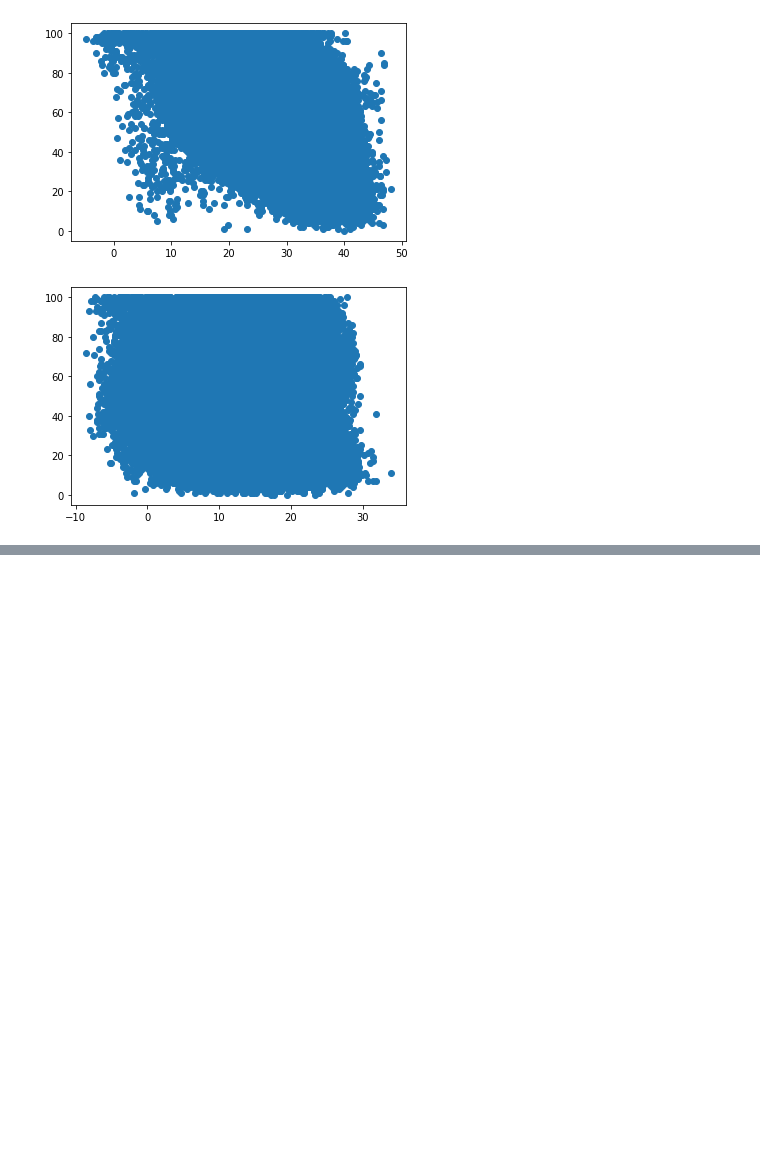
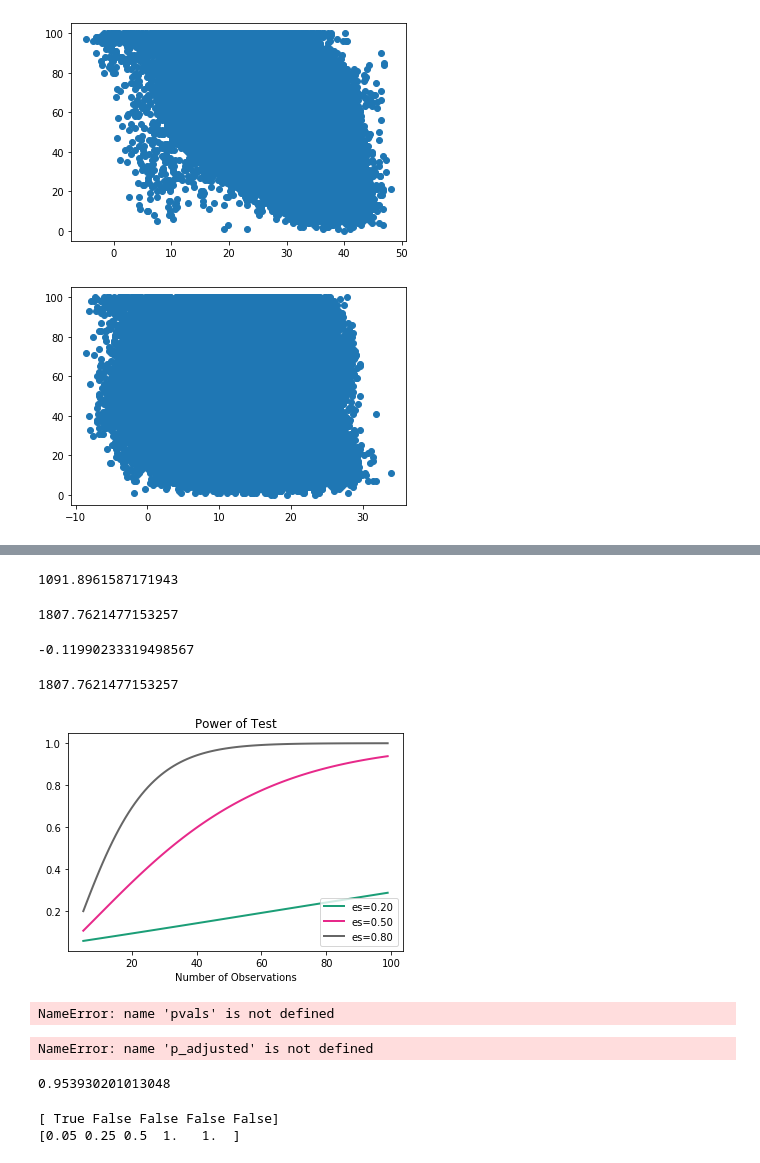
Before and after one commit to azamat-afk/git_lesson, a Jupyter notebook: src/statistics_interview.ipynb, the cells around one changed output, grey strips where cells are left out. Saved outputs shown, nothing was run; the diff lists cells and outputs as text; code cells hidden in the pictures; blank space fills up the shorter version.

Commit message:
Stat interview with Datacamp

```diff
--- a/src/statistics_interview.ipynb
+++ b/src/statistics_interview.ipynb
@@ -286,0 +469,38 @@ plt.show()
+# %%
+std_effect = prop.proportion_effectsize(.20, .25)
+zt_ind_solve_power(effect_size=std_effect, nobs1=None, alpha=.05, power=.80)
+# %% [output]
+1091.8961587171943
+# %%
+std_effect = prop.proportion_effectsize(.20, .25)
+zt_ind_solve_power(effect_size=std_effect, nobs1=None, alpha=.05, power=.95)
+# %% [output]
+1807.7621477153257
+# %%
+std_effect
+# %% [output]
+-0.11990233319498567
+# %%
+# Standardize the effect size
+from statsmodels.stats.proportion import proportion_effectsize
+std_effect = proportion_effectsize(.20, .25)
+
+# Assign and print the needed sample size
+from statsmodels.stats.power import  zt_ind_solve_power
+sample_size = zt_ind_solve_power(effect_size=std_effect, nobs1=None, alpha=0.05, power=0.95)
+print(sample_size)
+# %% [output]
+1807.7621477153257
+# %%
+sample_sizes = np.array(range(5, 100))
+effect_sizes = np.array([0.2, 0.5, 0.8])
+
+# Create results object for t-test analysis
+from statsmodels.stats.power import TTestIndPower
+results = TTestIndPower()
+
+# Plot the power analysis
+results.plot_power(dep_var='nobs', nobs=sample_sizes, effect_size=effect_sizes)
+plt.show()
+# %% [output]
+[figure, added]
@@ -286,0 +509,30 @@ plt.show()
+# %%
+p_adjusted = multipletests(pvals, alpha=.05, method='bonferroni')
+# %% [output]
+NameError: name 'pvals' is not defined
+# %%
+print(p_adjusted[0])
+print(p_adjusted[1])
+# %% [output]
+NameError: name 'p_adjusted' is not defined
+# %%
+# Print error rate for 60 tests with 5% significance
+error_rate = 1 - (0.95**60)
+print(error_rate)
+# %% [output]
+0.953930201013048
+# %%
+from statsmodels.sandbox.stats.multicomp import multipletests
+pvals = [.01, .05, .10, .50, .99]
+
+# Create a list of the adjusted p-values
+p_adjusted = multipletests(pvals, alpha=0.05, method='bonferroni')
+
+# Print the resulting conclusions
+print(p_adjusted[0])
+
+# Print the adjusted p-values themselves
+print(p_adjusted[1])
+# %% [output]
+[ True False False False False]
+[0.05 0.25 0.5  1.   1.  ]
```
Also changed, not shown: parts of 53 cells of this notebook.
